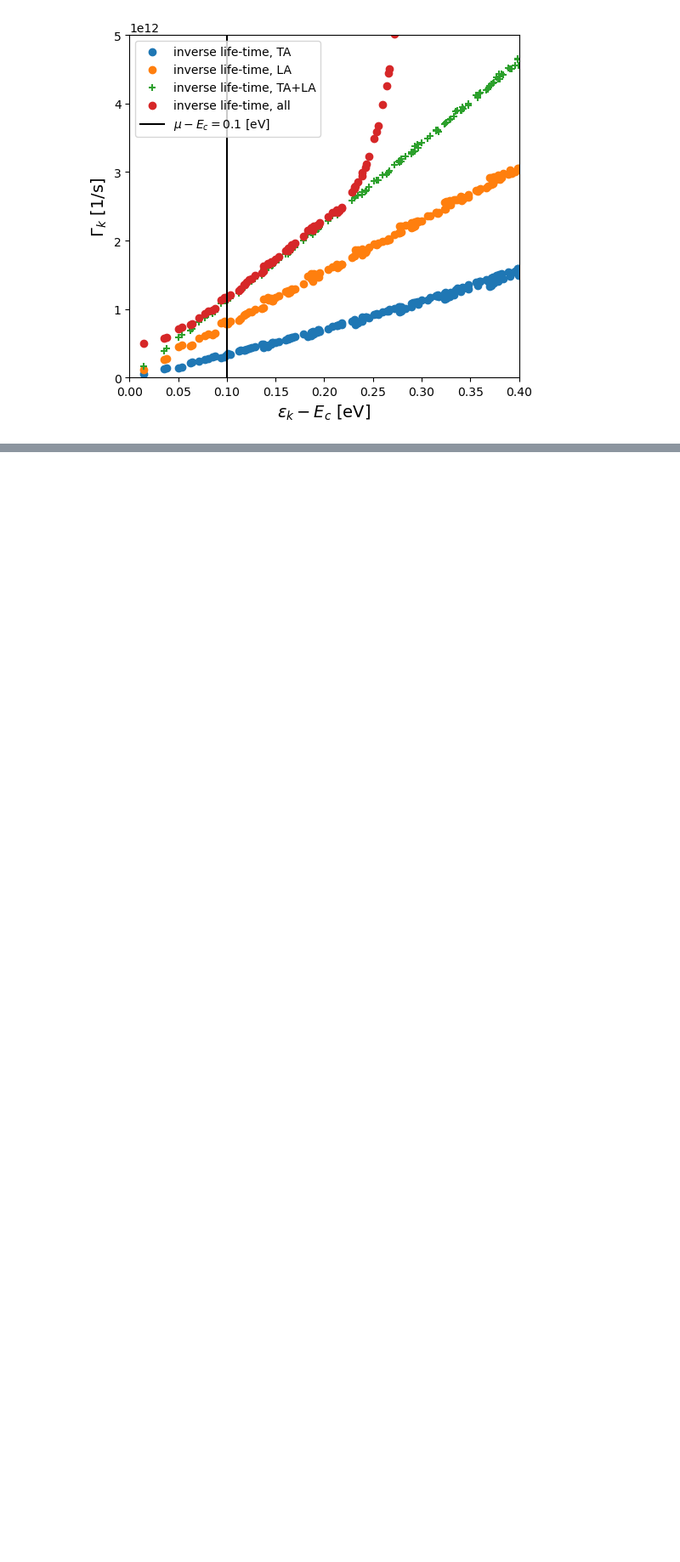
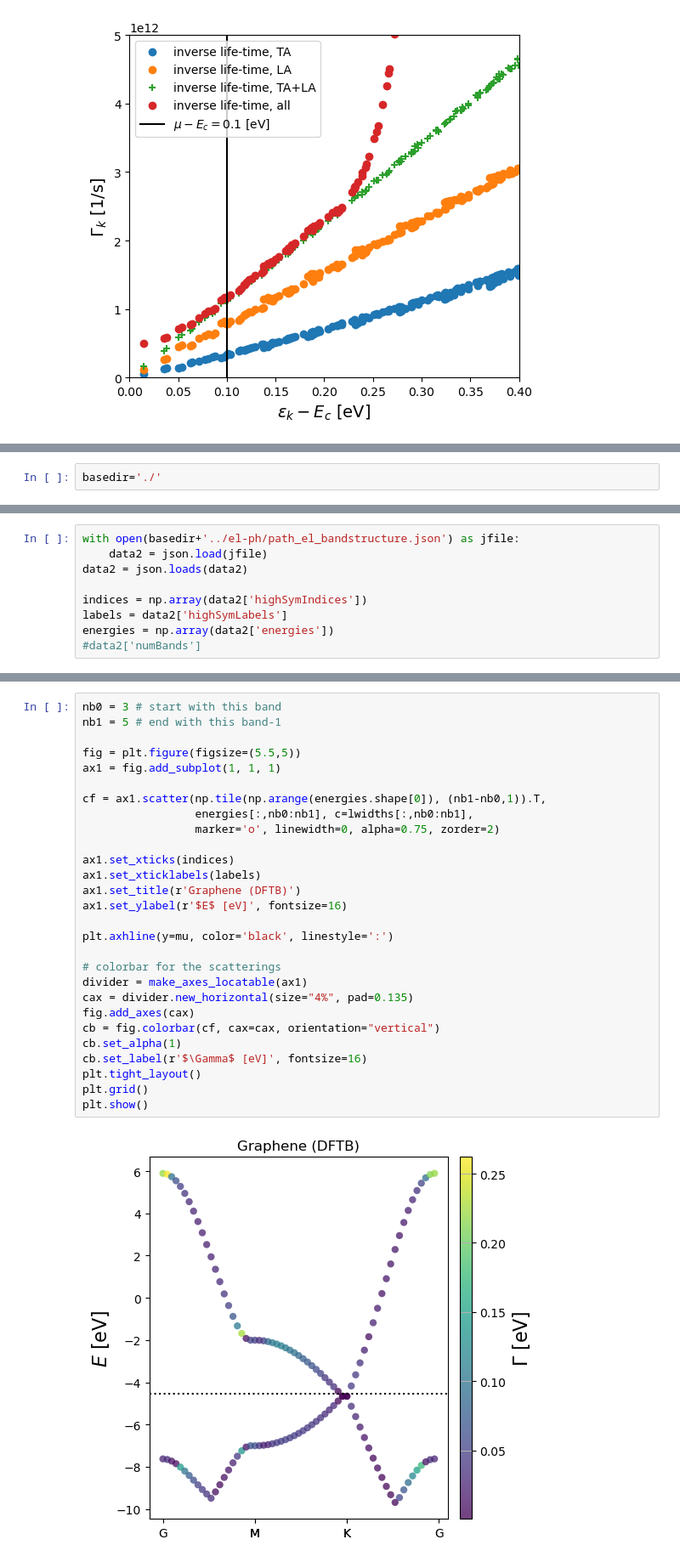
Before and after one commit to CoMeT4MatSci/dftbephy, a Jupyter notebook: wiki/docs/examples/graphene-nonSCC/notebooks/scatterings.ipynb, the cells around one changed output, grey strips where cells are left out. Shown at 85% size. Saved outputs shown, nothing was run; the diff lists cells and outputs as text; blank space fills up the shorter version.

Commit message:
Update scatterings notebook and literature references

```diff
--- a/wiki/docs/examples/graphene-nonSCC/notebooks/scatterings.ipynb
+++ b/wiki/docs/examples/graphene-nonSCC/notebooks/scatterings.ipynb
@@ -103,0 +158,2 @@ plt.show()
+# %%
+basedir='./'
@@ -103,0 +179,9 @@ plt.show()
+# %%
+with open(basedir+'../el-ph/path_el_bandstructure.json') as jfile:
+    data2 = json.load(jfile)
+data2 = json.loads(data2)
+
+indices = np.array(data2['highSymIndices'])
+labels = data2['highSymLabels']
+energies = np.array(data2['energies'])
+#data2['numBands']
@@ -103,0 +193,30 @@ plt.show()
+# %%
+nb0 = 3 # start with this band
+nb1 = 5 # end with this band-1
+
+fig = plt.figure(figsize=(5.5,5))
+ax1 = fig.add_subplot(1, 1, 1)
+
+cf = ax1.scatter(np.tile(np.arange(energies.shape[0]), (nb1-nb0,1)).T,
+                 energies[:,nb0:nb1], c=lwidths[:,nb0:nb1],
+                 marker='o', linewidth=0, alpha=0.75, zorder=2)
+
+ax1.set_xticks(indices)
+ax1.set_xticklabels(labels)
+ax1.set_title(r'Graphene (DFTB)')
+ax1.set_ylabel(r'$E$ [eV]', fontsize=16)
+
+plt.axhline(y=mu, color='black', linestyle=':')
+
+# colorbar for the scatterings
+divider = make_axes_locatable(ax1)
+cax = divider.new_horizontal(size="4%", pad=0.135)
+fig.add_axes(cax)
+cb = fig.colorbar(cf, cax=cax, orientation="vertical")
+cb.set_alpha(1)
+cb.set_label(r'$\Gamma$ [eV]', fontsize=16)
+plt.tight_layout()
+plt.grid()
+plt.show()
+# %% [output]
+[figure, added]
```
Also changed, not shown: parts of 11 cells of this notebook, 1 other file.
